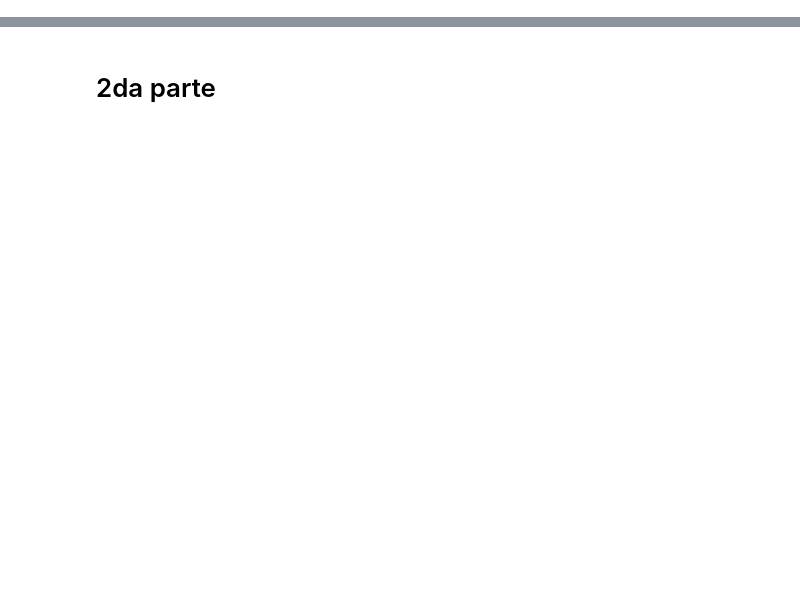
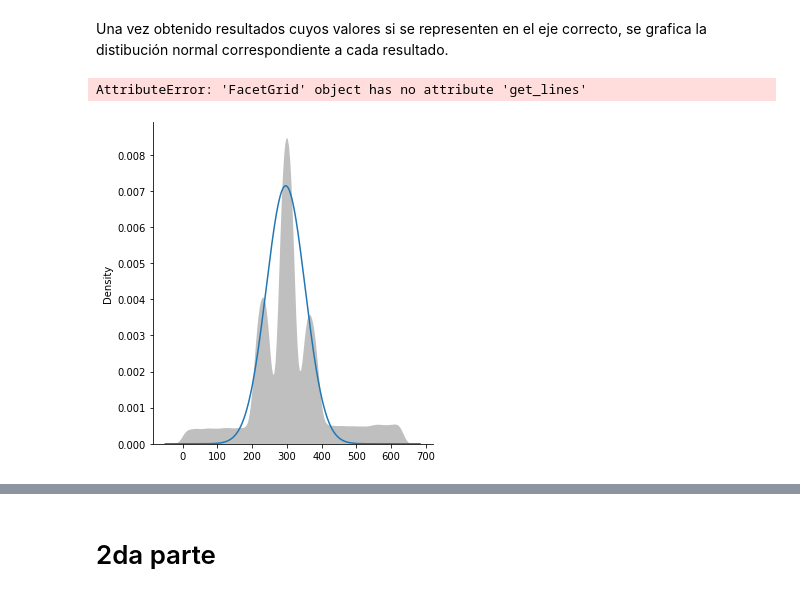
Before and after one commit to midusi/PlateUNLP, a Jupyter notebook: src/modelo_gmm_copia.ipynb, the cells around one changed output, grey strips where cells are left out. Saved outputs shown, nothing was run; the diff lists cells and outputs as text; code cells hidden in the pictures; blank space fills up the shorter version.

```diff
--- a/src/modelo_gmm_copia.ipynb
+++ b/src/modelo_gmm_copia.ipynb
@@ -254,0 +163,2 @@ plt.plot(x)
+# %%
+modelo_nuevo = modelo_gmm(nuevo_dataset.reshape(-1,1), clusters*3)
@@ -254,0 +179,33 @@ plt.plot(x)
+# %% [markdown]
+Una vez obtenido resultados cuyos valores si se representen en el eje correcto, se grafica la distibución normal correspondiente a cada resultado.
+# %%
+#se obtienen los resultados del modelo
+mu = np.abs(modelo_nuevo.means_.flatten())
+std = np.sqrt(np.abs(modelo_nuevo.covariances_.flatten()))
+num_componentes = 3  #clusters
+
+#grafico de los resultados
+extend_window = 50 #para extender el rango en el eje x
+#para trazar un grafico suave se define step=0.1
+x_values = np.arange(nuevo_dataset.min()-extend_window, nuevo_dataset.max()+extend_window, 0.1)
+# %%
+#plt.plot(nuevo_dataset, np.zeros(nuevo_dataset.shape), linestyle='None', markersize = 10.0, marker='o')
+#se grafica las 3 distribuciones normales
+ax = sns.displot(data=nuevo_dataset, kind="kde", color='black', palette="crest", fill=True, linewidth=0,)
+for i in range(num_componentes):
+    y_values = stats.norm(mu[i], std[i])
+    plt.plot(x_values, y_values.pdf(x_values))
+    #plt.fill_between( mu[i]-std[i], mu[i]+std[i])
+    #plt.fill( y_values.pdf(x_values), mu[i]-std[i],facecolor='blue', alpha=0.5)
+    #plt.fill_between(x_values, mu[i]-std[i], mu[i]+std[i], where= y_values > 0, color='green', alpha=0.5)
+    x0 = mu[i]-std[i]
+    x1 = mu[i]+std[i]
+    kde_x, kde_y = ax.get_lines()[0].get_data() #ax.lines[0].get_data()
+    ax.fill_between(kde_x, kde_y, where=(kde_x<x0) | (kde_x>x1) ,
+                interpolate=True, color='#EF9A9A')
+    plt.axvline(x= mu[i]+std[i], ymin=0, linestyle = "dashed", color = "red", linewidth = 0.9)
+    plt.axvline(x= mu[i]-std[i], ymin=0, linestyle = "dashed", color = "red", linewidth = 0.9)
+    plt.show()
+# %% [output]
+AttributeError: 'FacetGrid' object has no attribute 'get_lines'
+[figure, added]
```
Also changed, not shown: parts of 56 cells of this notebook.
